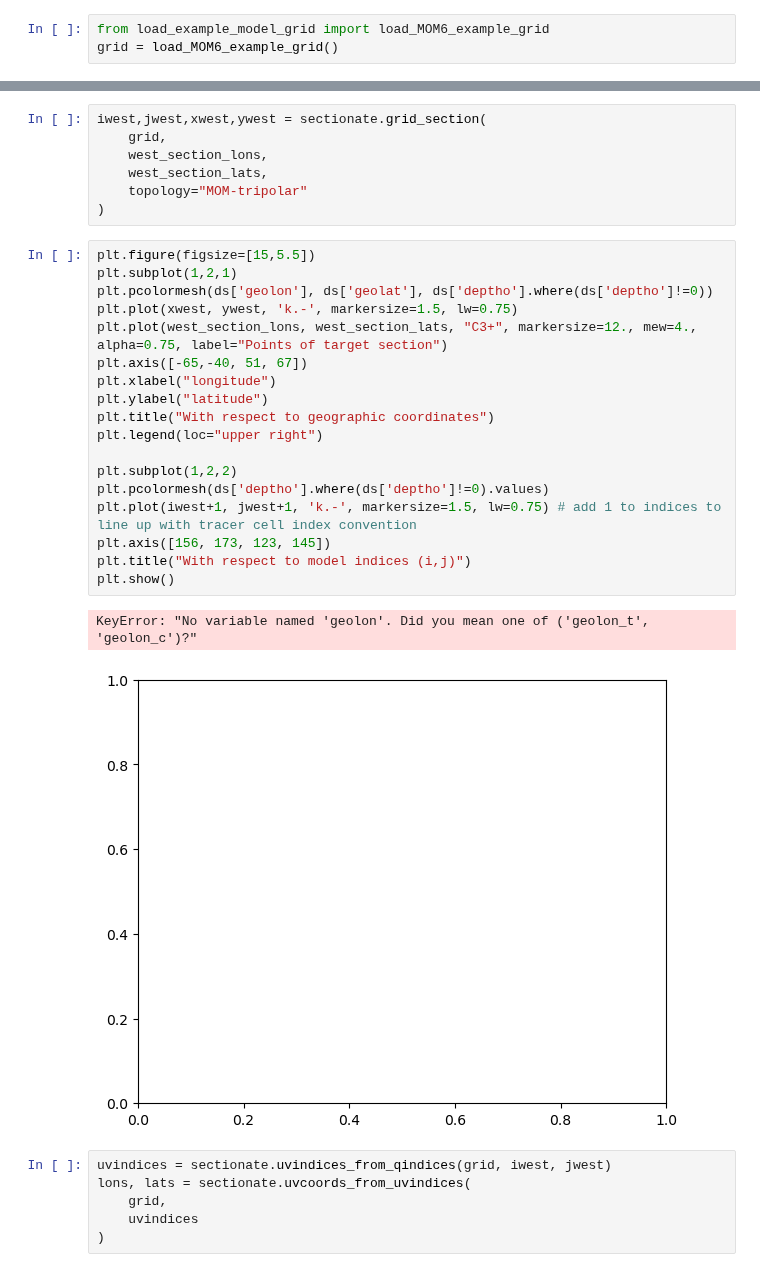
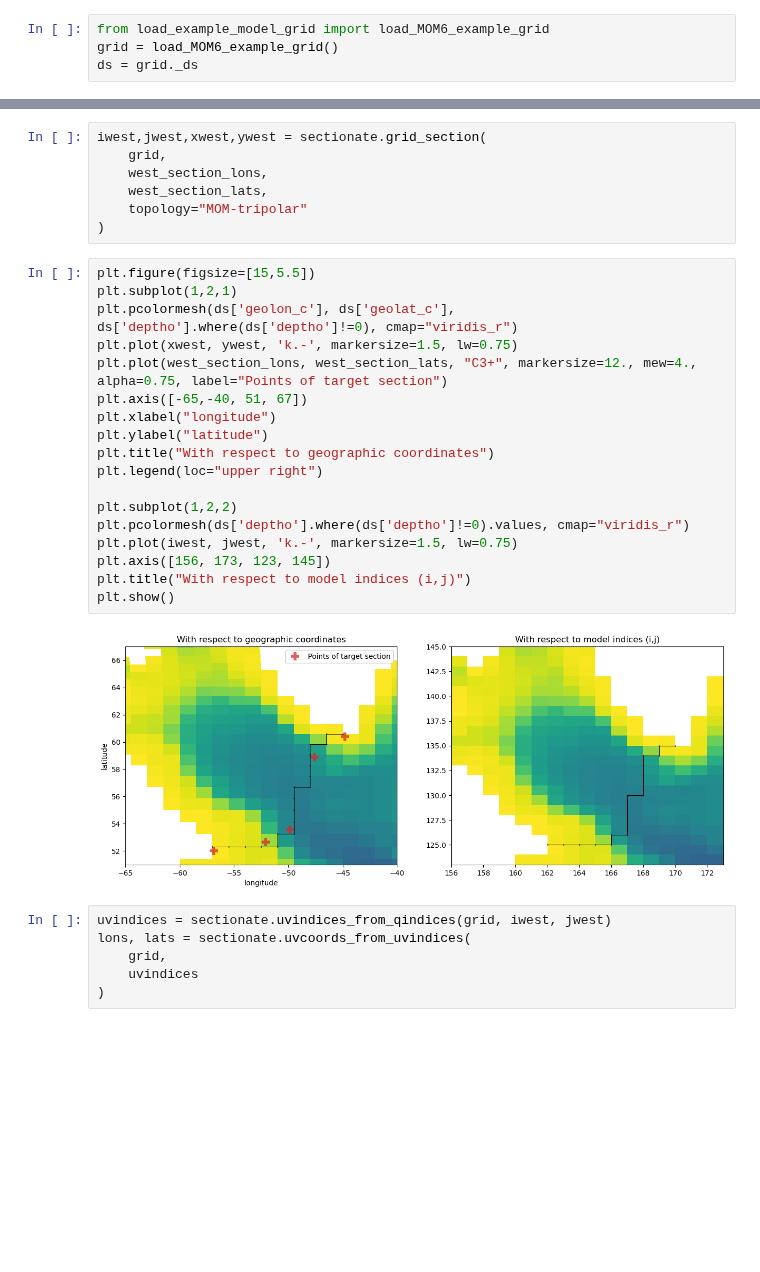
Before and after one commit to MOM6-community/sectionate, a Jupyter notebook: examples/1_creating_an_OSNAP_section.ipynb, the cells around one changed output, grey strips where cells are left out. Saved outputs shown, nothing was run; the diff lists cells and outputs as text; blank space fills up the shorter version.

Commit message:
Fixed Notebook 1 and made plots more consistent
Addresses https://github.com/MOM6-community/sectionate/pull/26#issuecomment-2754645759

```diff
--- a/examples/1_creating_an_OSNAP_section.ipynb
+++ b/examples/1_creating_an_OSNAP_section.ipynb
@@ -98,4 +98,5 @@ plt.plot(lons, lats, "C1o", alpha=0.5, lw=1, markersize=3, label="velocity cells
 # %%
 from load_example_model_grid import load_MOM6_example_grid
 grid = load_MOM6_example_grid()
+ds = grid._ds
 # %% [output]
@@ -121,24 +122,23 @@ iwest,jwest,xwest,ywest = sectionate.grid_section(
 # %%
 plt.figure(figsize=[15,5.5])
 plt.subplot(1,2,1)
-plt.pcolormesh(ds['geolon'], ds['geolat'], ds['deptho'].where(ds['deptho']!=0))
+plt.pcolormesh(ds['geolon_c'], ds['geolat_c'], ds['deptho'].where(ds['deptho']!=0), cmap="viridis_r")
 plt.plot(xwest, ywest, 'k.-', markersize=1.5, lw=0.75)
 plt.plot(west_section_lons, west_section_lats, "C3+", markersize=12., mew=4., alpha=0.75, label="Points of target section")
 plt.axis([-65,-40, 51, 67])
 plt.xlabel("longitude")
 plt.ylabel("latitude")
 plt.title("With respect to geographic coordinates")
 plt.legend(loc="upper right")
 
 plt.subplot(1,2,2)
-plt.pcolormesh(ds['deptho'].where(ds['deptho']!=0).values)
-plt.plot(iwest+1, jwest+1, 'k.-', markersize=1.5, lw=0.75) # add 1 to indices to line up with tracer cell index convention
+plt.pcolormesh(ds['deptho'].where(ds['deptho']!=0).values, cmap="viridis_r")
+plt.plot(iwest, jwest, 'k.-', markersize=1.5, lw=0.75)
 plt.axis([156, 173, 123, 145])
 plt.title("With respect to model indices (i,j)")
 plt.show()
 # %% [output]
-KeyError: "No variable named 'geolon'. Did you mean one of ('geolon_t', 'geolon_c')?"
-[figure, old version]
+[figure, new version]
 # %%
 uvindices = sectionate.uvindices_from_qindices(grid, iwest, jwest)
 lons, lats = sectionate.uvcoords_from_uvindices(
```
Also changed, not shown: parts of 4 cells of this notebook, 5 other files.
